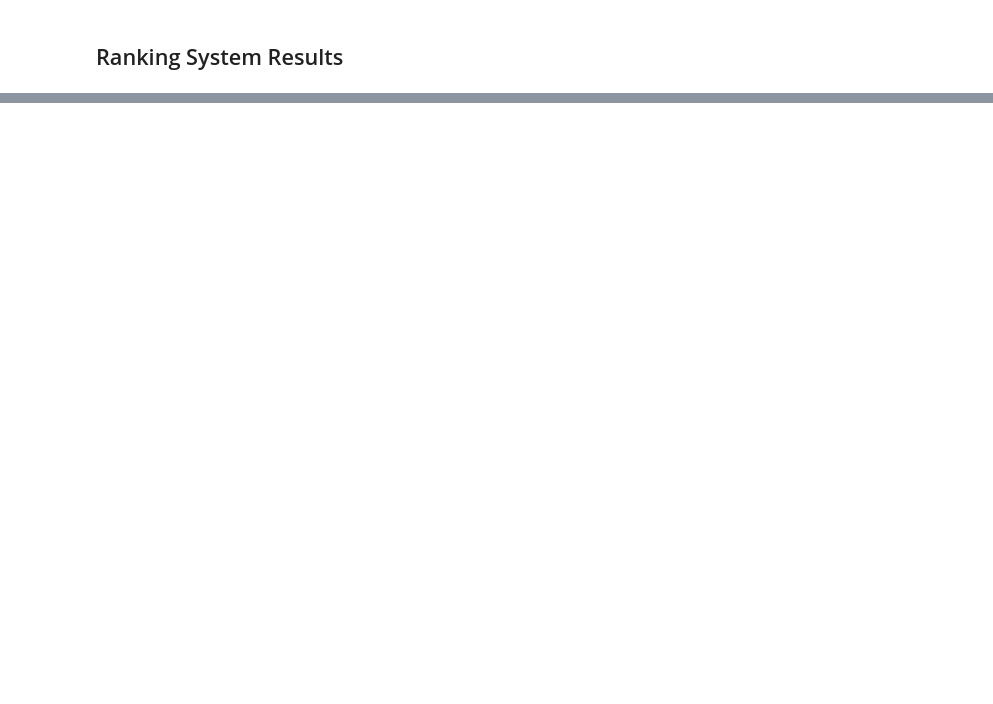
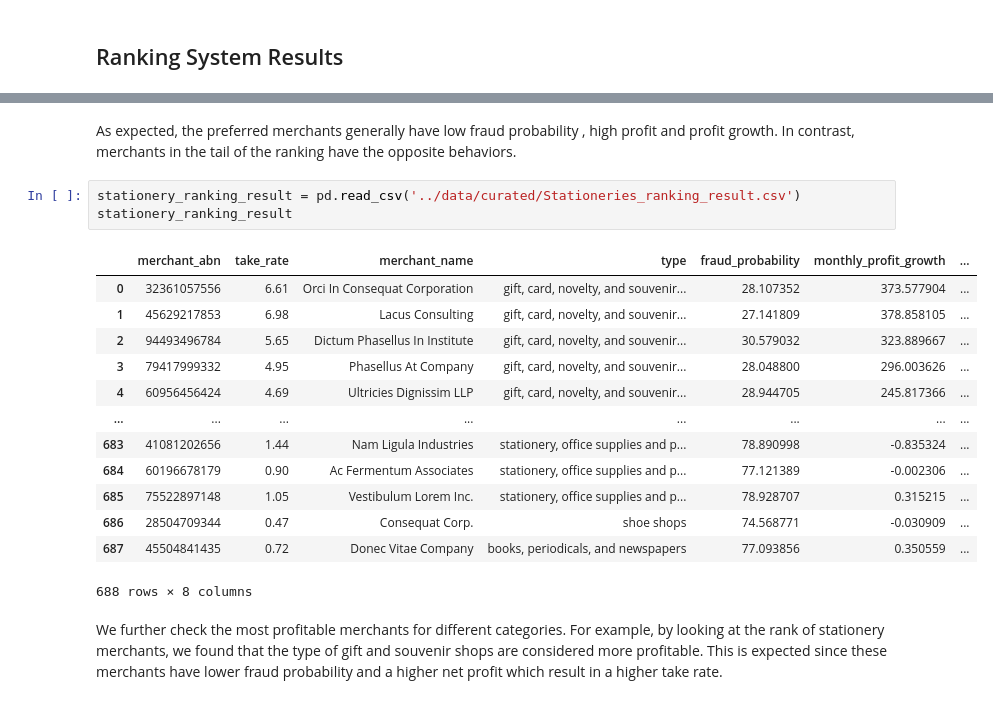
Before and after one commit to MAST30034-Applied-Data-Science/generic-buy-now-pay-later-project-group-33, a Jupyter notebook: notebooks/Summary of Project.ipynb, the cells around one changed output, grey strips where cells are left out. Drawn from its saved outputs; the diff is of its cells as text; blank space fills up the shorter version.

```diff
--- a/notebooks/Summary of Project.ipynb
+++ b/notebooks/Summary of Project.ipynb
@@ -32,0 +173,21 @@ $ EstimatedProfit = (MonthlyProfit + 12 * ProfitGrowth) * (1 - FraudProbability)
+# %% [markdown]
+As expected, the preferred merchants generally have low fraud probability , high profit and profit growth. In contrast, merchants in the tail of the ranking have the opposite behaviors.
+# %%
+stationery_ranking_result = pd.read_csv('../data/curated/Stationeries_ranking_result.csv')
+stationery_ranking_result
+# %% [output]
+|  | merchant_abn | take_rate | merchant_name | type | fraud_probability | monthly_profit_growth | ... |
+| 0 | 32361057556 | 6.61 | Orci In Consequat Corporation | gift, card, novelty, and souvenir... | 28.107352 | 373.577904 | ... |
+| 1 | 45629217853 | 6.98 | Lacus Consulting | gift, card, novelty, and souvenir... | 27.141809 | 378.858105 | ... |
+| 2 | 94493496784 | 5.65 | Dictum Phasellus In Institute | gift, card, novelty, and souvenir... | 30.579032 | 323.889667 | ... |
+| 3 | 79417999332 | 4.95 | Phasellus At Company | gift, card, novelty, and souvenir... | 28.048800 | 296.003626 | ... |
+| 4 | 60956456424 | 4.69 | Ultricies Dignissim LLP | gift, card, novelty, and souvenir... | 28.944705 | 245.817366 | ... |
+| ... | ... | ... | ... | ... | ... | ... | ... |
+| 683 | 41081202656 | 1.44 | Nam Ligula Industries | stationery, office supplies and p... | 78.890998 | -0.835324 | ... |
+| 684 | 60196678179 | 0.90 | Ac Fermentum Associates | stationery, office supplies and p... | 77.121389 | -0.002306 | ... |
+| 685 | 75522897148 | 1.05 | Vestibulum Lorem Inc. | stationery, office supplies and p... | 78.928707 | 0.315215 | ... |
+| 686 | 28504709344 | 0.47 | Consequat Corp. | shoe shops | 74.568771 | -0.030909 | ... |
+| 687 | 45504841435 | 0.72 | Donec Vitae Company | books, periodicals, and newspapers | 77.093856 | 0.350559 | ... |
+688 rows × 8 columns
+# %% [markdown]
+We further check the most profitable merchants for different categories. For example, by looking at the rank of stationery merchants, we found that the type of gift and souvenir shops are considered more profitable. This is expected since these merchants have lower fraud probability and a higher net profit which result in a higher take rate.
```
Also changed, not shown: parts of 15 cells of this notebook, 4 other files.
